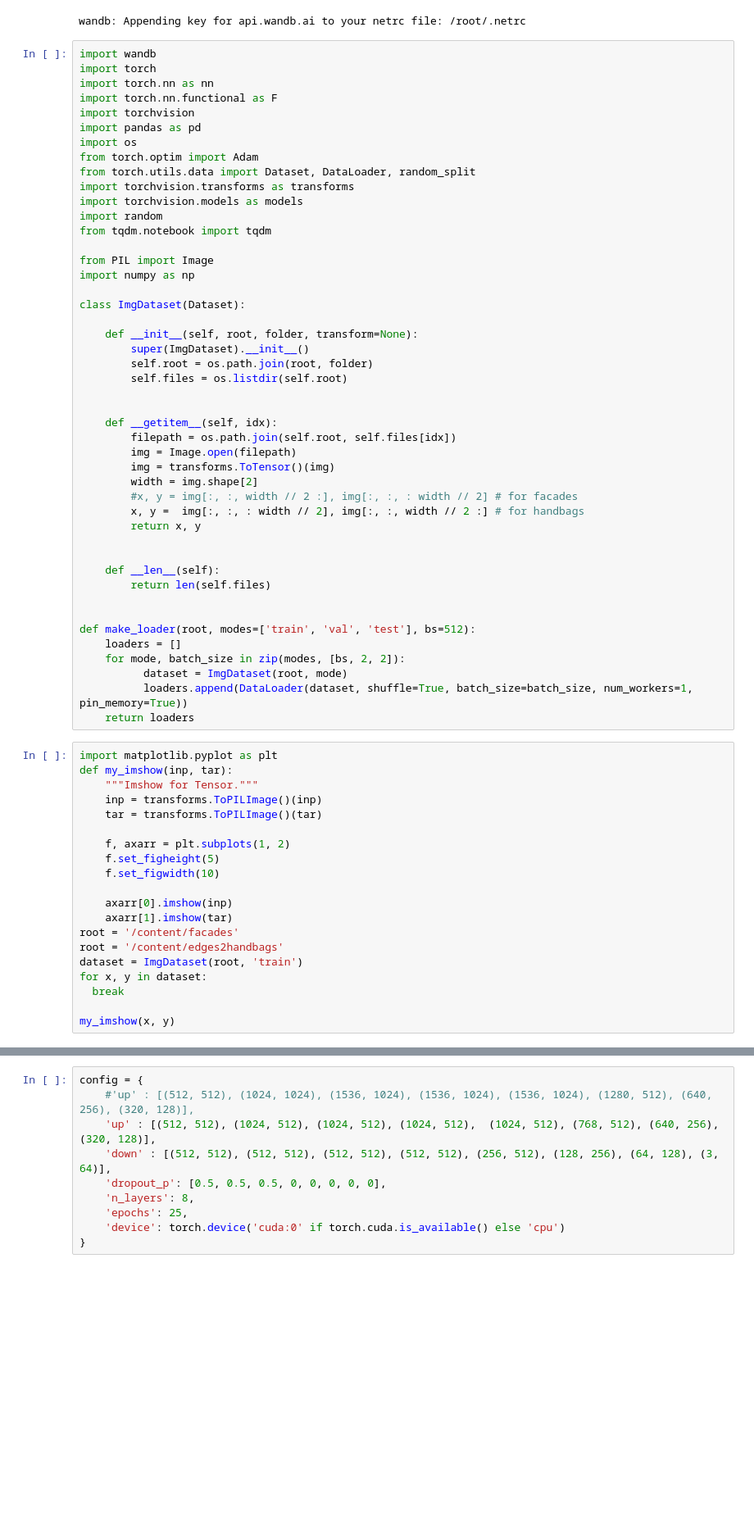
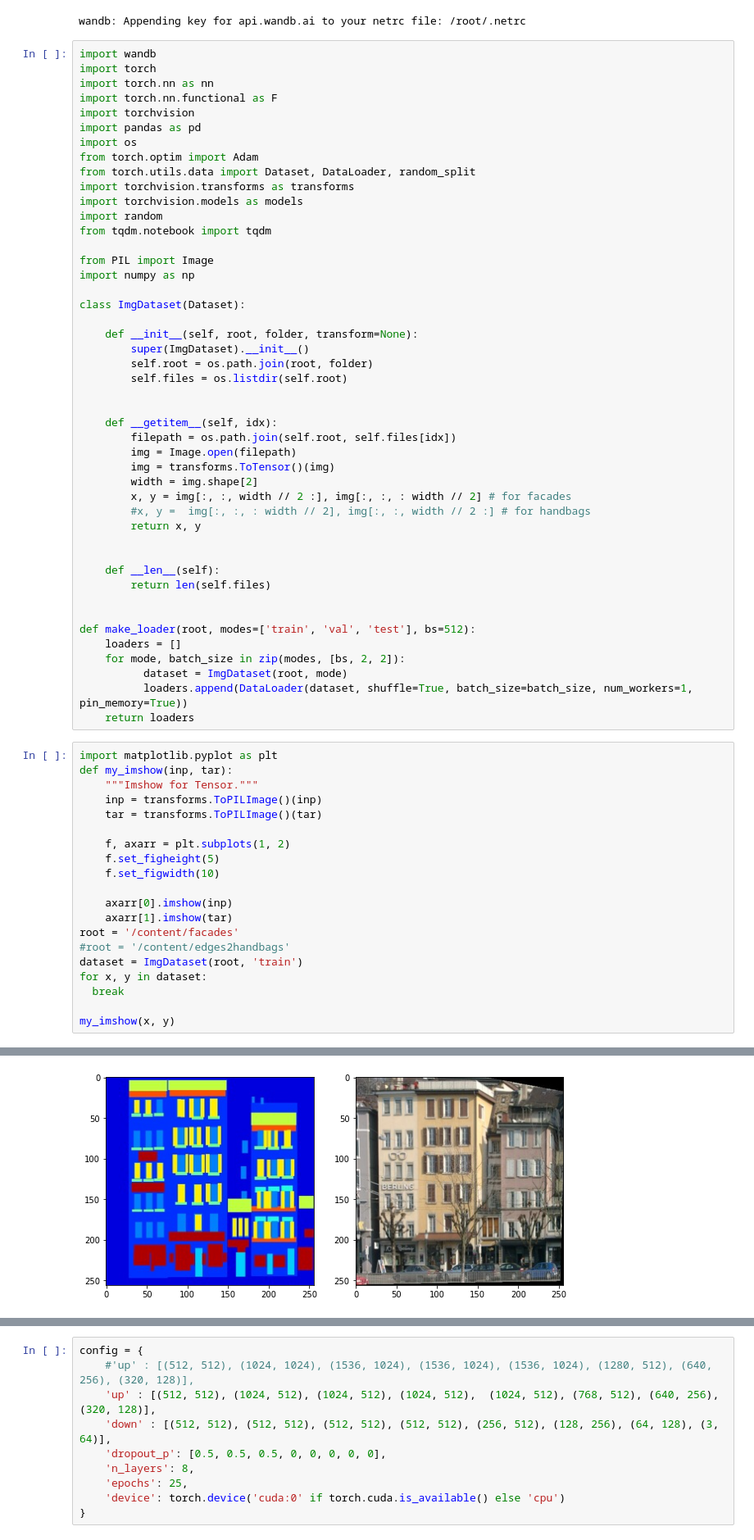
Before and after one commit to arinaruck/DL-2020, a Jupyter notebook: dl_hw3.ipynb, the cells around one changed output, grey strips where cells are left out. Shown: that part at 82% size. Drawn from its saved outputs; the diff is of its cells as text; blank space fills up the shorter version.

```diff
--- a/dl_hw3.ipynb
+++ b/dl_hw3.ipynb
@@ -90,8 +86,8 @@ class ImgDataset(Dataset):
         img = Image.open(filepath)
         img = transforms.ToTensor()(img)
         width = img.shape[2]
-        #x, y = img[:, :, width // 2 :], img[:, :, : width // 2] # for facades
-        x, y =  img[:, :, : width // 2], img[:, :, width // 2 :] # for handbags
+        x, y = img[:, :, width // 2 :], img[:, :, : width // 2] # for facades
+        #x, y =  img[:, :, : width // 2], img[:, :, width // 2 :] # for handbags
         return x, y
 
 
@@ -119,7 +115,7 @@ def my_imshow(inp, tar):
     axarr[0].imshow(inp)
     axarr[1].imshow(tar)
 root = '/content/facades'
-root = '/content/edges2handbags'
+#root = '/content/edges2handbags'
 dataset = ImgDataset(root, 'train')
 for x, y in dataset:
   break
@@ -130,3 +125,4 @@ FileNotFoundError: ignored
+[figure, added]
 # %%
 #https://github.com/Bjarten/early-stopping-pytorch/blob/master/pytorchtools.py
 class EarlyStopping:
```
Also changed, not shown: parts of 7 cells of this notebook.
